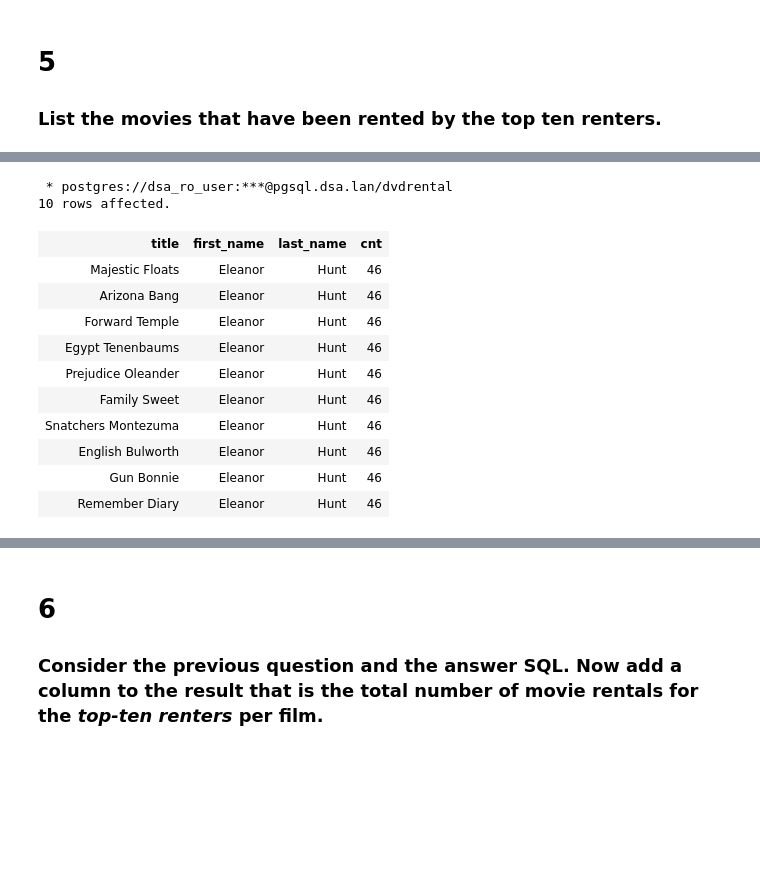
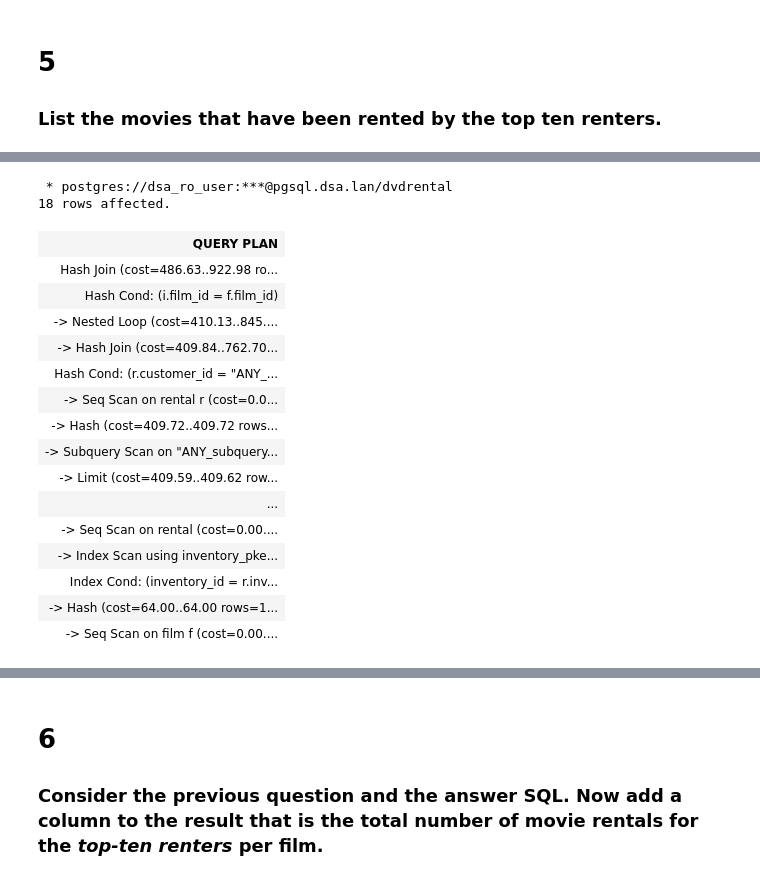
Before and after one commit to SteeltownRiot/DSA, a Jupyter notebook: DSA-7030 Databases & Analytics/Module 4 - Advanced SQL - Nested Queries/Nested.ipynb, the cells around one changed output, grey strips where cells are left out. Cells and saved outputs as stored; diff of their text form; code cells hidden in the pictures; blank space fills up the shorter version.

```diff
--- a/DSA-7030 Databases & Analytics/Module 4 - Advanced SQL - Nested Queries/Nested.ipynb
+++ b/DSA-7030 Databases & Analytics/Module 4 - Advanced SQL - Nested Queries/Nested.ipynb
@@ -342,34 +321,34 @@ LIMIT   10;
-# %%
-%%sql
-SELECT  f.title, c.first_name, c.last_name, top_renters.cnt
-FROM    customer AS c
-        INNER JOIN (
-            SELECT  COUNT(*) as cnt, customer_id
-            FROM    rental
-            GROUP BY customer_id
-        ) as top_renters
-        ON c.customer_id = top_renters.customer_id
-        JOIN rental as r
-        ON c.customer_id = r.customer_id
-        JOIN inventory AS i
-        ON r.inventory_id = i.inventory_id
-        JOIN film AS f
-        ON f.film_id = i.film_id
-ORDER BY top_renters.cnt DESC
-LIMIT   10;
-
-go from film to inventory to inner join to customer
-# %% [output]
- * postgres://dsa_ro_user:***@pgsql.dsa.lan/dvdrental
-10 rows affected.
-| title | first_name | last_name | cnt |
-| Majestic Floats | Eleanor | Hunt | 46 |
-| Arizona Bang | Eleanor | Hunt | 46 |
-| Forward Temple | Eleanor | Hunt | 46 |
-| Egypt Tenenbaums | Eleanor | Hunt | 46 |
-| Prejudice Oleander | Eleanor | Hunt | 46 |
-| Family Sweet | Eleanor | Hunt | 46 |
-| Snatchers Montezuma | Eleanor | Hunt | 46 |
-| English Bulworth | Eleanor | Hunt | 46 |
-| Gun Bonnie | Eleanor | Hunt | 46 |
-| Remember Diary | Eleanor | Hunt | 46 |
+# %%
+%%sql
+EXPLAIN
+SELECT  DISTINCT f.title
+FROM    film AS f JOIN inventory AS i
+        ON f.film_id = i.film_id
+        JOIN rental AS r
+        ON i.inventory_id = r.inventory_id
+WHERE   r.customer_id IN (
+            SELECT  customer_id
+            FROM    rental
+            GROUP BY customer_id
+            ORDER BY COUNT(*) DESC
+            LIMIT   10
+        );
+# %% [output]
+ * postgres://dsa_ro_user:***@pgsql.dsa.lan/dvdrental
+18 rows affected.
+| QUERY PLAN |
+| Hash Join (cost=486.63..922.98 ro... |
+| Hash Cond: (i.film_id = f.film_id) |
+| -> Nested Loop (cost=410.13..845.... |
+| -> Hash Join (cost=409.84..762.70... |
+| Hash Cond: (r.customer_id = "ANY_... |
+| -> Seq Scan on rental r (cost=0.0... |
+| -> Hash (cost=409.72..409.72 rows... |
+| -> Subquery Scan on "ANY_subquery... |
+| -> Limit (cost=409.59..409.62 row... |
+| ... |
+| -> Seq Scan on rental (cost=0.00.... |
+| -> Index Scan using inventory_pke... |
+| Index Cond: (inventory_id = r.inv... |
+| -> Hash (cost=64.00..64.00 rows=1... |
+| -> Seq Scan on film f (cost=0.00.... |
```
Also changed, not shown: parts of 17 cells of this notebook, 2 other files.
